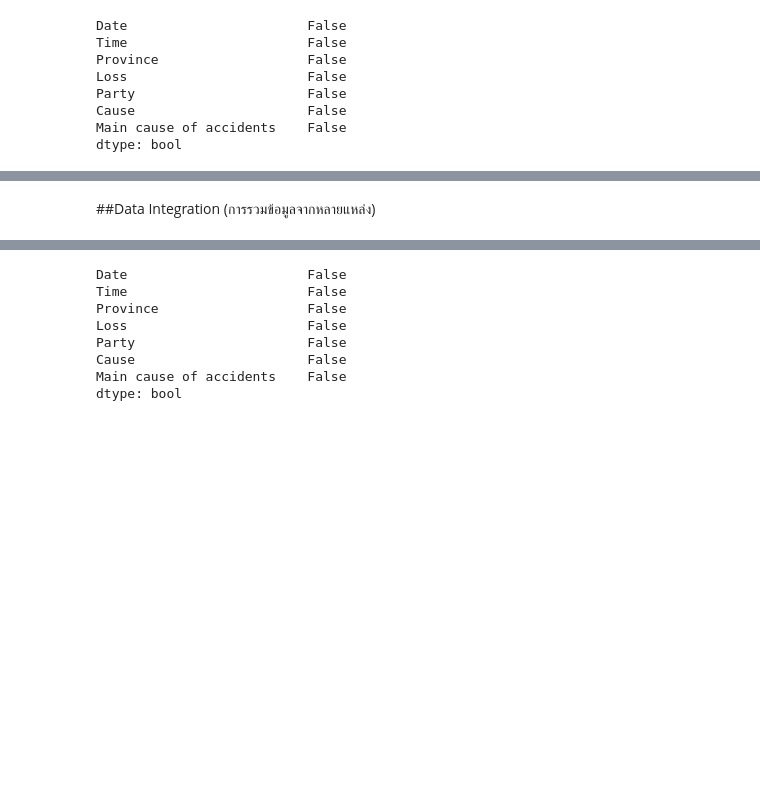
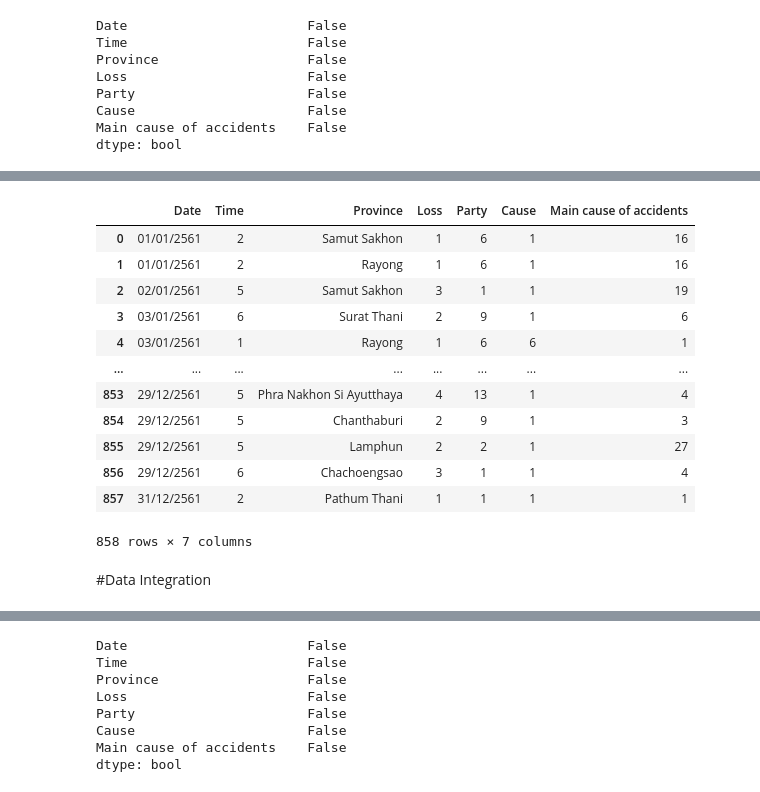
Before and after one commit to Thippawan72/BSC_DPDM23, a Jupyter notebook: Group_project2.ipynb, the cells around one changed output, grey strips where cells are left out. Cells and saved outputs as stored; diff of their text form; code cells hidden in the pictures; blank space fills up the shorter version.

```diff
--- a/Group_project2.ipynb
+++ b/Group_project2.ipynb
@@ -797,5 +826,21 @@ test_61 = data_truck_61.fillna(value='-', inplace=True)
+# %%
+data_truck_61
+# %% [output]
+|  | Date | Time | Province | Loss | Party | Cause | Main cause of accidents |
+| 0 | 01/01/2561 | 2 | Samut Sakhon | 1 | 6 | 1 | 16 |
+| 1 | 01/01/2561 | 2 | Rayong | 1 | 6 | 1 | 16 |
+| 2 | 02/01/2561 | 5 | Samut Sakhon | 3 | 1 | 1 | 19 |
+| 3 | 03/01/2561 | 6 | Surat Thani | 2 | 9 | 1 | 6 |
+| 4 | 03/01/2561 | 1 | Rayong | 1 | 6 | 6 | 1 |
+| ... | ... | ... | ... | ... | ... | ... | ... |
+| 853 | 29/12/2561 | 5 | Phra Nakhon Si Ayutthaya | 4 | 13 | 1 | 4 |
+| 854 | 29/12/2561 | 5 | Chanthaburi | 2 | 9 | 1 | 3 |
+| 855 | 29/12/2561 | 5 | Lamphun | 2 | 2 | 1 | 27 |
+| 856 | 29/12/2561 | 6 | Chachoengsao | 3 | 1 | 1 | 4 |
+| 857 | 31/12/2561 | 2 | Pathum Thani | 1 | 1 | 1 | 1 |
+858 rows × 7 columns
 # %% [markdown]
-##Data Integration (การรวมข้อมูลจากหลายแหล่ง)
+#Data Integration
 # %%
 DATA_truck_df = pd.concat([data_truck_62222,data_truck_61,data_truck_60000])
 DATA_truck_df
```
Also changed, not shown: parts of 33 cells of this notebook.
